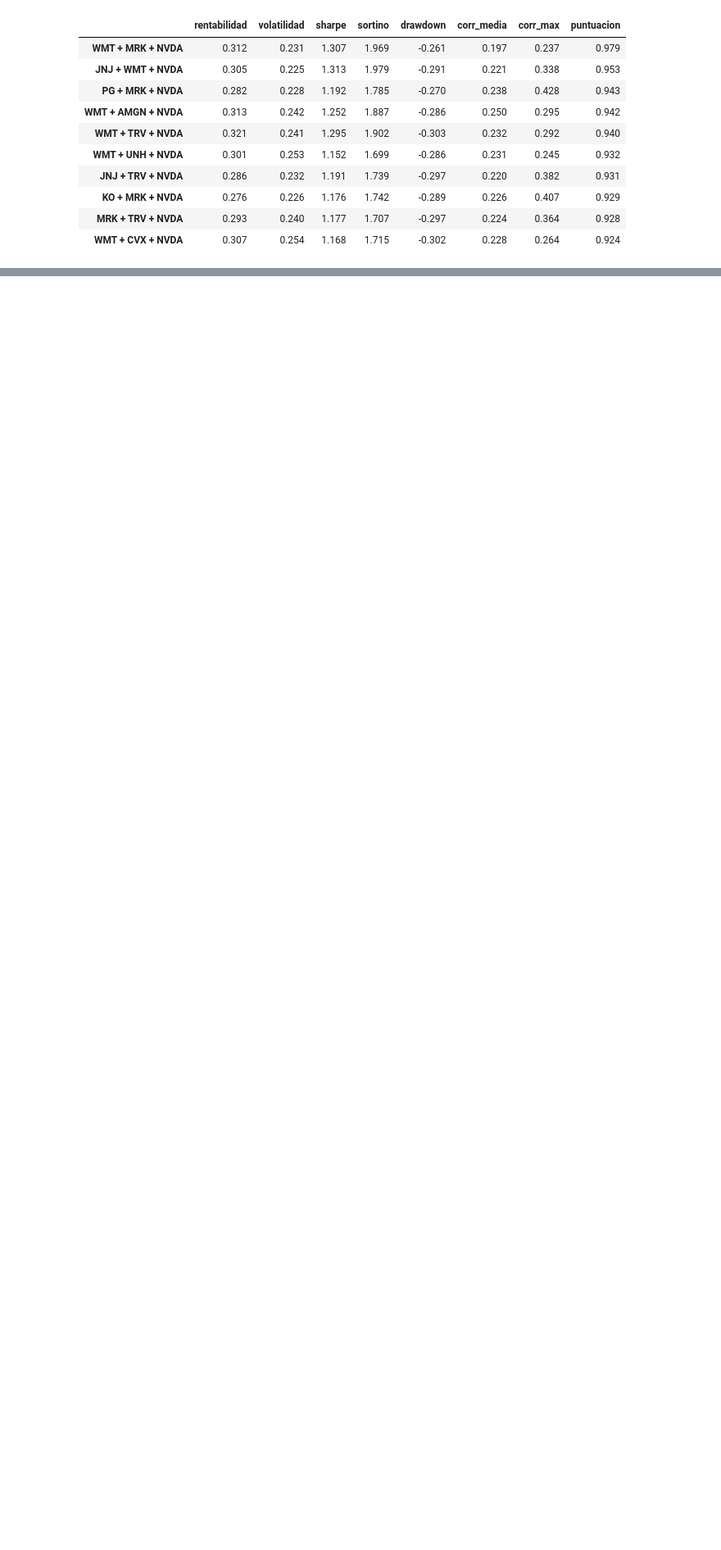
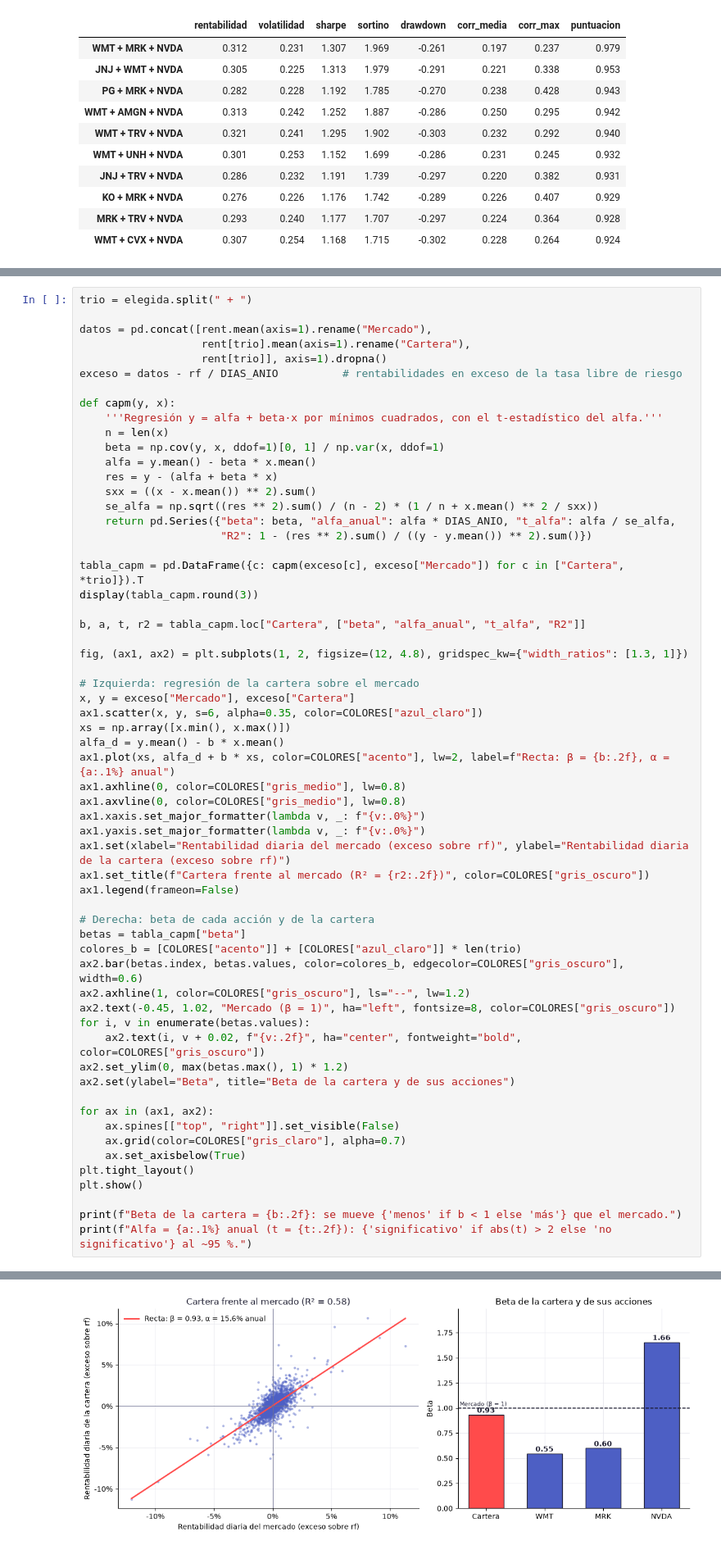
Before and after one commit to alvmorenobl/bbva-option-pricing-montecarlo-rnn, a Jupyter notebook: seleccioncartera.ipynb, the cells around one changed output, grey strips where cells are left out. Shown at 82% size. Cells and saved outputs as stored; diff of their text form; blank space fills up the shorter version.

```diff
--- a/seleccioncartera.ipynb
+++ b/seleccioncartera.ipynb
@@ -335,0 +496,61 @@ plt.show()
+# %%
+trio = elegida.split(" + ")
+
+datos = pd.concat([rent.mean(axis=1).rename("Mercado"),
+                   rent[trio].mean(axis=1).rename("Cartera"),
+                   rent[trio]], axis=1).dropna()
+exceso = datos - rf / DIAS_ANIO          # rentabilidades en exceso de la tasa libre de riesgo
+
+def capm(y, x):
+    '''Regresión y = alfa + beta·x por mínimos cuadrados, con el t-estadístico del alfa.'''
+    n = len(x)
+    beta = np.cov(y, x, ddof=1)[0, 1] / np.var(x, ddof=1)
+    alfa = y.mean() - beta * x.mean()
+    res = y - (alfa + beta * x)
+    sxx = ((x - x.mean()) ** 2).sum()
+    se_alfa = np.sqrt((res ** 2).sum() / (n - 2) * (1 / n + x.mean() ** 2 / sxx))
+    return pd.Series({"beta": beta, "alfa_anual": alfa * DIAS_ANIO, "t_alfa": alfa / se_alfa,
+                      "R2": 1 - (res ** 2).sum() / ((y - y.mean()) ** 2).sum()})
+
+tabla_capm = pd.DataFrame({c: capm(exceso[c], exceso["Mercado"]) for c in ["Cartera", *trio]}).T
+display(tabla_capm.round(3))
+
+b, a, t, r2 = tabla_capm.loc["Cartera", ["beta", "alfa_anual", "t_alfa", "R2"]]
+
+fig, (ax1, ax2) = plt.subplots(1, 2, figsize=(12, 4.8), gridspec_kw={"width_ratios": [1.3, 1]})
+
+# Izquierda: regresión de la cartera sobre el mercado
+x, y = exceso["Mercado"], exceso["Cartera"]
+ax1.scatter(x, y, s=6, alpha=0.35, color=COLORES["azul_claro"])
+xs = np.array([x.min(), x.max()])
+alfa_d = y.mean() - b * x.mean()
+ax1.plot(xs, alfa_d + b * xs, color=COLORES["acento"], lw=2, label=f"Recta: β = {b:.2f}, α = {a:.1%} anual")
+ax1.axhline(0, color=COLORES["gris_medio"], lw=0.8)
+ax1.axvline(0, color=COLORES["gris_medio"], lw=0.8)
+ax1.xaxis.set_major_formatter(lambda v, _: f"{v:.0%}")
+ax1.yaxis.set_major_formatter(lambda v, _: f"{v:.0%}")
+ax1.set(xlabel="Rentabilidad diaria del mercado (exceso sobre rf)", ylabel="Rentabilidad diaria de la cartera (exceso sobre rf)")
+ax1.set_title(f"Cartera frente al mercado (R² = {r2:.2f})", color=COLORES["gris_oscuro"])
+ax1.legend(frameon=False)
+
+# Derecha: beta de cada acción y de la cartera
+betas = tabla_capm["beta"]
+colores_b = [COLORES["acento"]] + [COLORES["azul_claro"]] * len(trio)
+ax2.bar(betas.index, betas.values, color=colores_b, edgecolor=COLORES["gris_oscuro"], width=0.6)
+ax2.axhline(1, color=COLORES["gris_oscuro"], ls="--", lw=1.2)
+ax2.text(-0.45, 1.02, "Mercado (β = 1)", ha="left", fontsize=8, color=COLORES["gris_oscuro"])
+for i, v in enumerate(betas.values):
+    ax2.text(i, v + 0.02, f"{v:.2f}", ha="center", fontweight="bold", color=COLORES["gris_oscuro"])
+ax2.set_ylim(0, max(betas.max(), 1) * 1.2)
+ax2.set(ylabel="Beta", title="Beta de la cartera y de sus acciones")
+
+for ax in (ax1, ax2):
+    ax.spines[["top", "right"]].set_visible(False)
+    ax.grid(color=COLORES["gris_claro"], alpha=0.7)
+    ax.set_axisbelow(True)
+plt.tight_layout()
+plt.show()
+
+print(f"Beta de la cartera = {b:.2f}: se mueve {'menos' if b < 1 else 'más'} que el mercado.")
+print(f"Alfa = {a:.1%} anual (t = {t:.2f}): {'significativo' if abs(t) > 2 else 'no significativo'} al ~95 %.")
+# %% [output]
@@ -335,0 +562 @@ plt.show()
+[figure, added]
```
Also changed, not shown: parts of 34 cells of this notebook.
